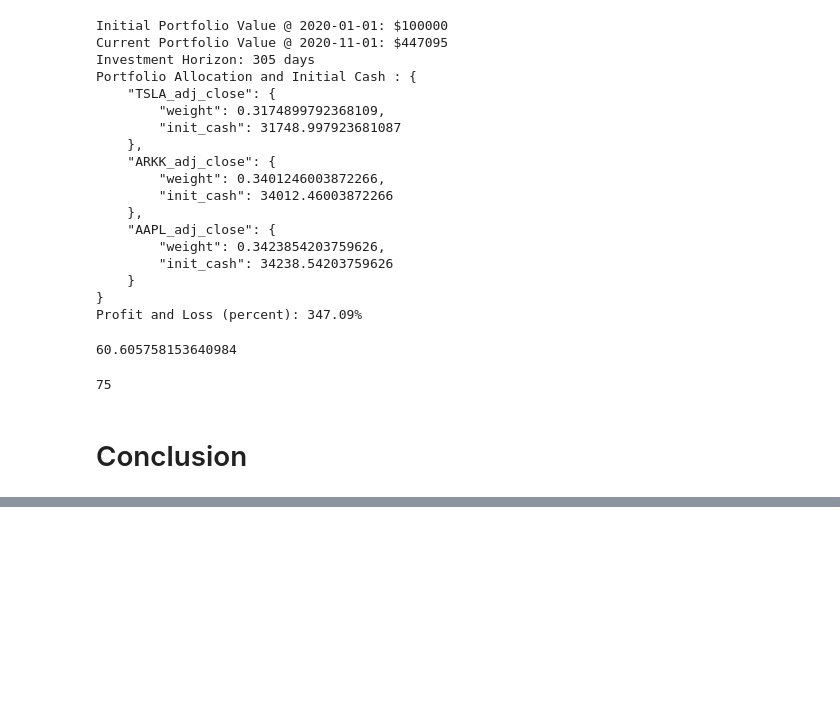
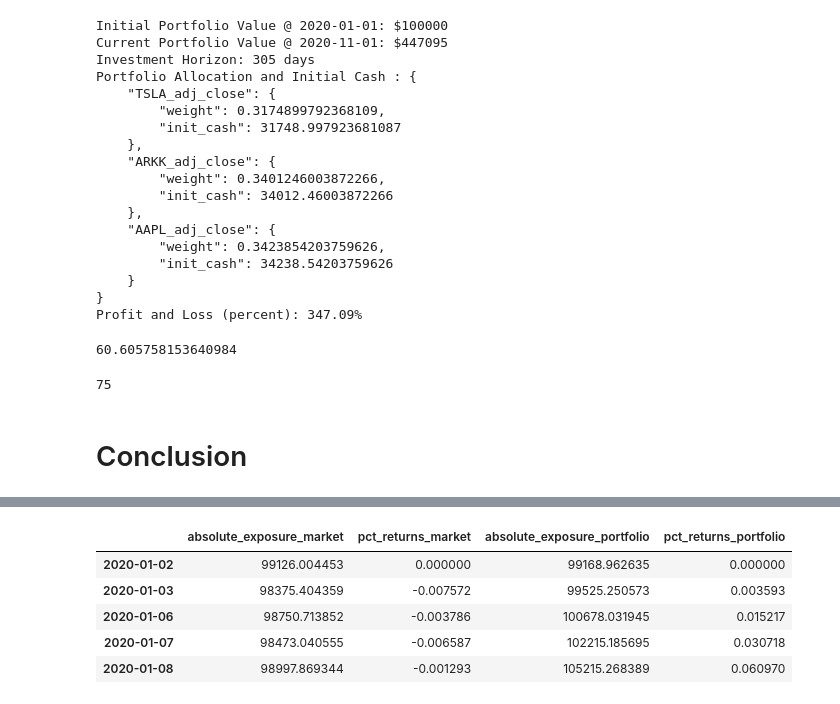
Before and after one commit to longwind48/investing-opt, a Jupyter notebook: investing_opt/notebooks/pyportfolioopt_011120.ipynb, the cells around one changed output, grey strips where cells are left out. Drawn from its saved outputs; the diff is of its cells as text; code cells hidden in the pictures; blank space fills up the shorter version.

```diff
--- a/investing_opt/notebooks/pyportfolioopt_011120.ipynb
+++ b/investing_opt/notebooks/pyportfolioopt_011120.ipynb
@@ -532,0 +536,4 @@ df_tsla_backtest['maxdrawdownperiod'][0]
+# %%
+total_portfolio_value = 100000
+start_portfolio_prices = df_all.loc['2020-01-02']
+df_temp = pd.DataFrame()
@@ -532,0 +586,20 @@ df_tsla_backtest['maxdrawdownperiod'][0]
+# %%
+# invest in efo-optimized portfolio
+
+weights = {k:v['weight'] for k,v in weights_and_init_cash_dict.items()}
+
+# Simple Greedy Algorithm
+da = DiscreteAllocation(weights, start_portfolio_prices, total_portfolio_value=total_portfolio_value)
+allocation, leftover = da.greedy_portfolio(verbose=True)
+print("Discrete allocation:", allocation)
+print("Funds remaining: ${:.2f}".format(leftover))
+
+df_prices = df_all.loc['2020-01-02':]
+
+for idx in df_prices.index:
+    if idx == Timestamp('2020-01-02 00:00:00'):
+        base_abs_exposure = sum([df_prices.loc[idx][col]*allocation[col] for col in df_prices.columns])*0.992
+    absolute_exposure = sum([df_prices.loc[idx][col]*allocation[col] for col in df_prices.columns])*0.992
+    pct_returns_portfolio = absolute_exposure/base_abs_exposure -1
+    df_temp.at[idx, 'absolute_exposure_portfolio'] = absolute_exposure
+    df_temp.at[idx, 'pct_returns_portfolio'] = pct_returns_portfolio
@@ -532,0 +614,9 @@ df_tsla_backtest['maxdrawdownperiod'][0]
+# %%
+df_temp.head()
+# %% [output]
+|  | absolute_exposure_market | pct_returns_market | absolute_exposure_portfolio | pct_returns_portfolio |
+| 2020-01-02 | 99126.004453 | 0.000000 | 99168.962635 | 0.000000 |
+| 2020-01-03 | 98375.404359 | -0.007572 | 99525.250573 | 0.003593 |
+| 2020-01-06 | 98750.713852 | -0.003786 | 100678.031945 | 0.015217 |
+| 2020-01-07 | 98473.040555 | -0.006587 | 102215.185695 | 0.030718 |
+| 2020-01-08 | 98997.869344 | -0.001293 | 105215.268389 | 0.060970 |
```
Also changed, not shown: parts of 9 cells of this notebook, 1 other file.
